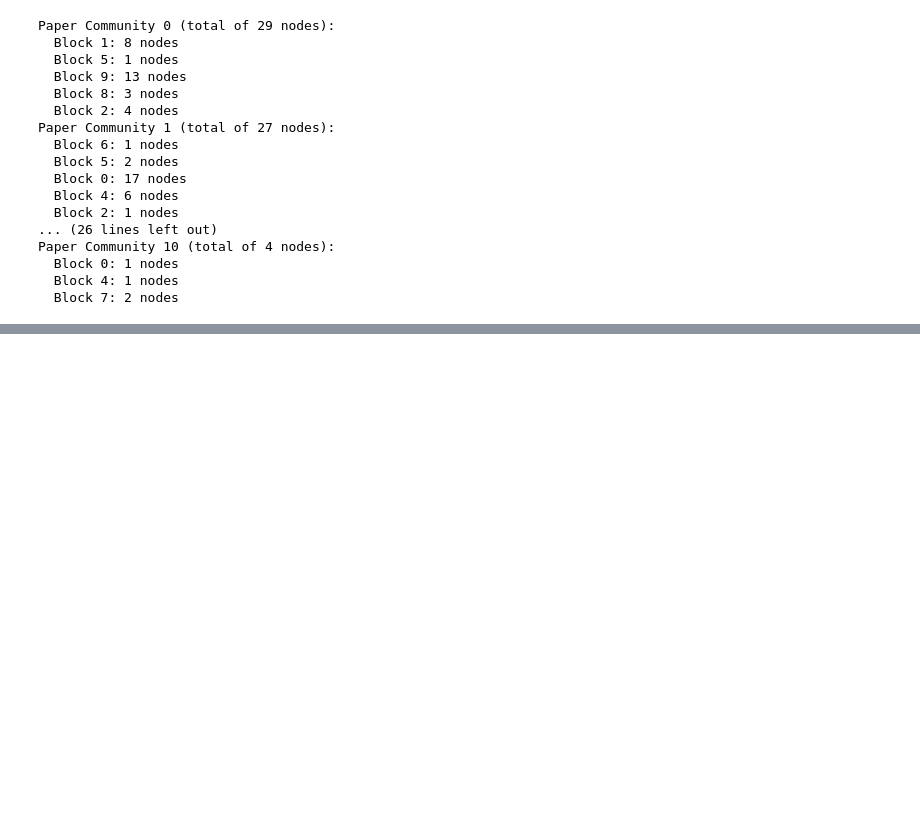
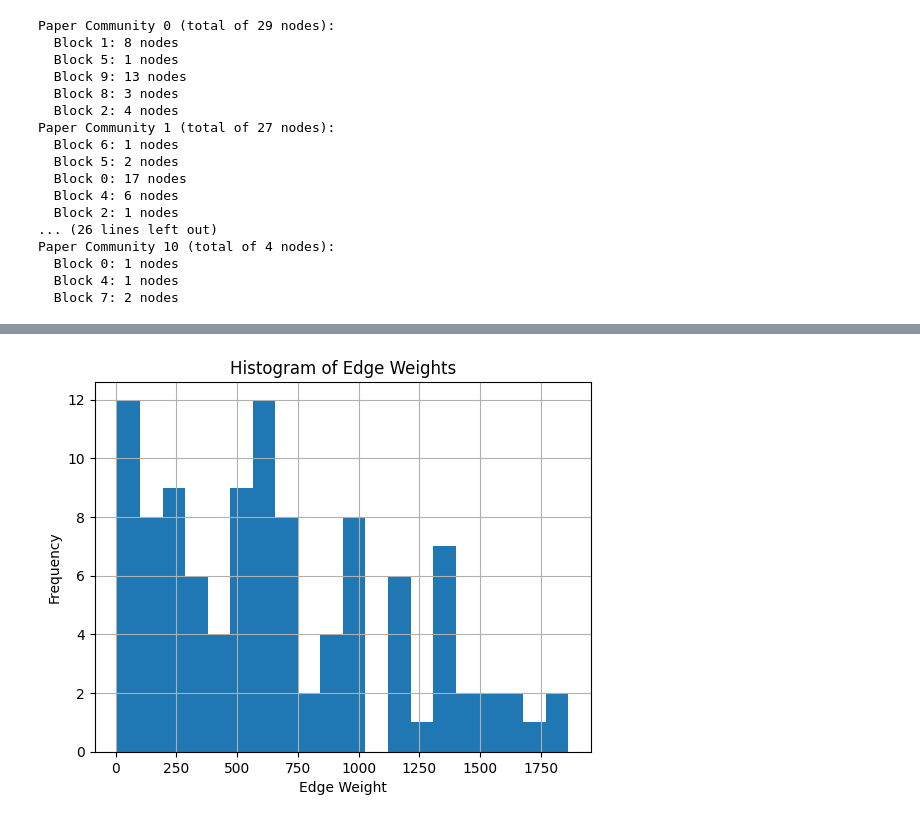
Before and after one commit to xxEthene/ST5225, a Jupyter notebook: lecture8.ipynb, the cells around one changed output, grey strips where cells are left out. Cells and saved outputs as stored; diff of their text form; code cells hidden in the pictures; blank space fills up the shorter version.

```diff
--- a/lecture8.ipynb
+++ b/lecture8.ipynb
@@ -438,0 +556,2 @@ Paper Community 10 (total of 4 nodes):
+# %%
+fit_dcsbm(G, q=2, deg_corr=False)
@@ -438,0 +574,10 @@ Paper Community 10 (total of 4 nodes):
+# %%
+# Draw historgram of edge weights
+weights = [d['weight'] for u, v, d in G.edges(data=True)]
+pd.Series(weights).hist(bins=20)
+plt.xlabel("Edge Weight")
+plt.ylabel("Frequency")
+plt.title("Histogram of Edge Weights")
+plt.show()
+# %% [output]
+[figure, added]
```
Also changed, not shown: parts of 9 cells of this notebook.
